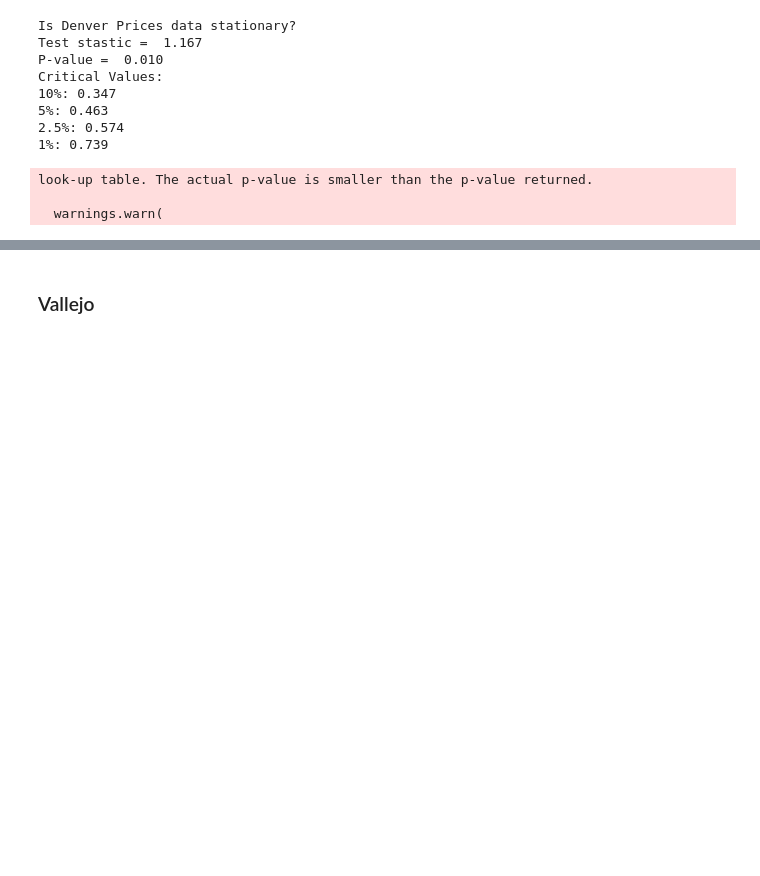
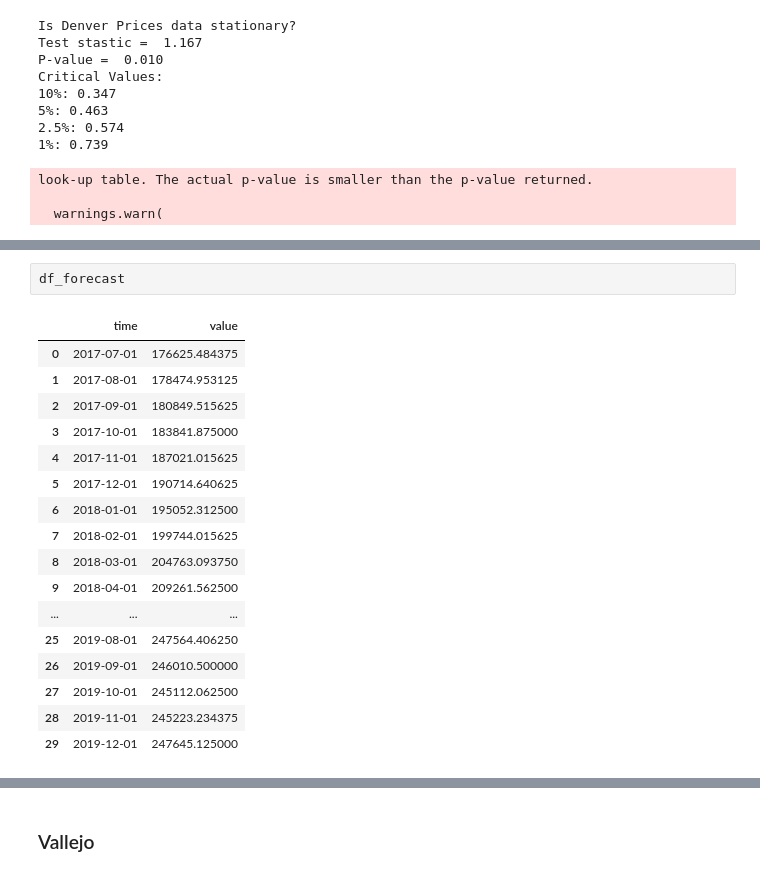
Before and after one commit to fivearm/Phase_4_Project, a Jupyter notebook: check.ipynb, the cells around one changed output, grey strips where cells are left out. Cells and saved outputs as stored; diff of their text form; blank space fills up the shorter version.

```diff
--- a/check.ipynb
+++ b/check.ipynb
@@ -513,3 +486,23 @@ array([176106.5 , 178185.34, 180691.27, 184104.61, 188090.52, 193195.1 ,
+# %%
+df_forecast
+# %% [output]
+|  | time | value |
+| 0 | 2017-07-01 | 176625.484375 |
+| 1 | 2017-08-01 | 178474.953125 |
+| 2 | 2017-09-01 | 180849.515625 |
+| 3 | 2017-10-01 | 183841.875000 |
+| 4 | 2017-11-01 | 187021.015625 |
+| 5 | 2017-12-01 | 190714.640625 |
+| 6 | 2018-01-01 | 195052.312500 |
+| 7 | 2018-02-01 | 199744.015625 |
+| 8 | 2018-03-01 | 204763.093750 |
+| 9 | 2018-04-01 | 209261.562500 |
+| ... | ... | ... |
+| 25 | 2019-08-01 | 247564.406250 |
+| 26 | 2019-09-01 | 246010.500000 |
+| 27 | 2019-10-01 | 245112.062500 |
+| 28 | 2019-11-01 | 245223.234375 |
+| 29 | 2019-12-01 | 247645.125000 |
 # %%
 sns.lineplot(original['time'], original['value'])
 sns.lineplot(df_forecast['time'], df_forecast['value']);
```
Also changed, not shown: parts of 24 cells of this notebook.
